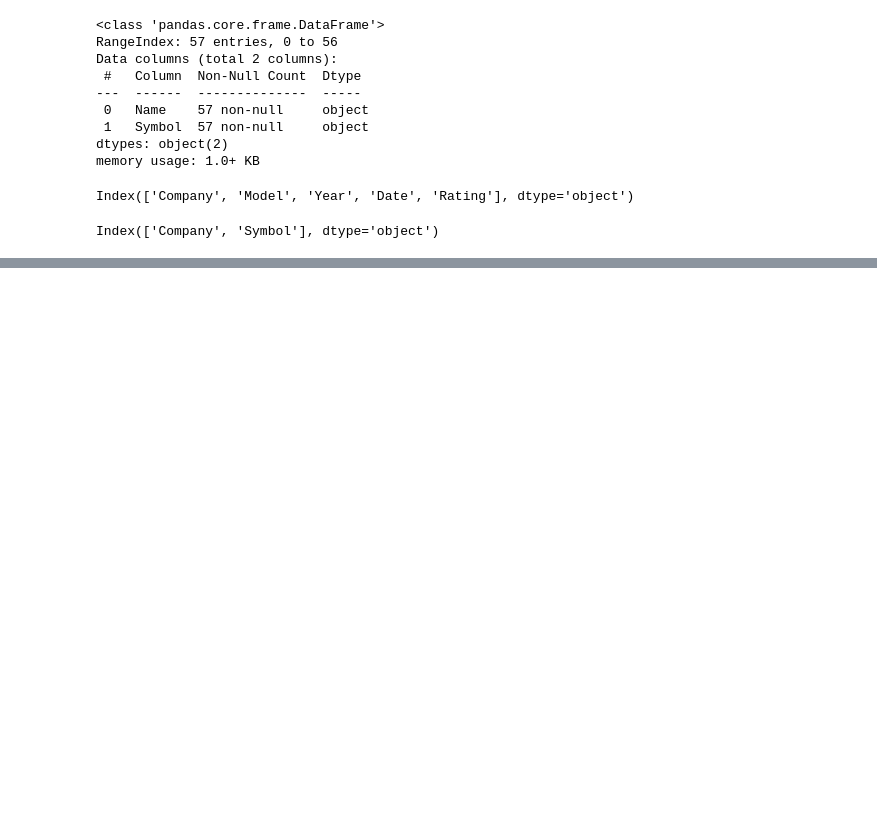
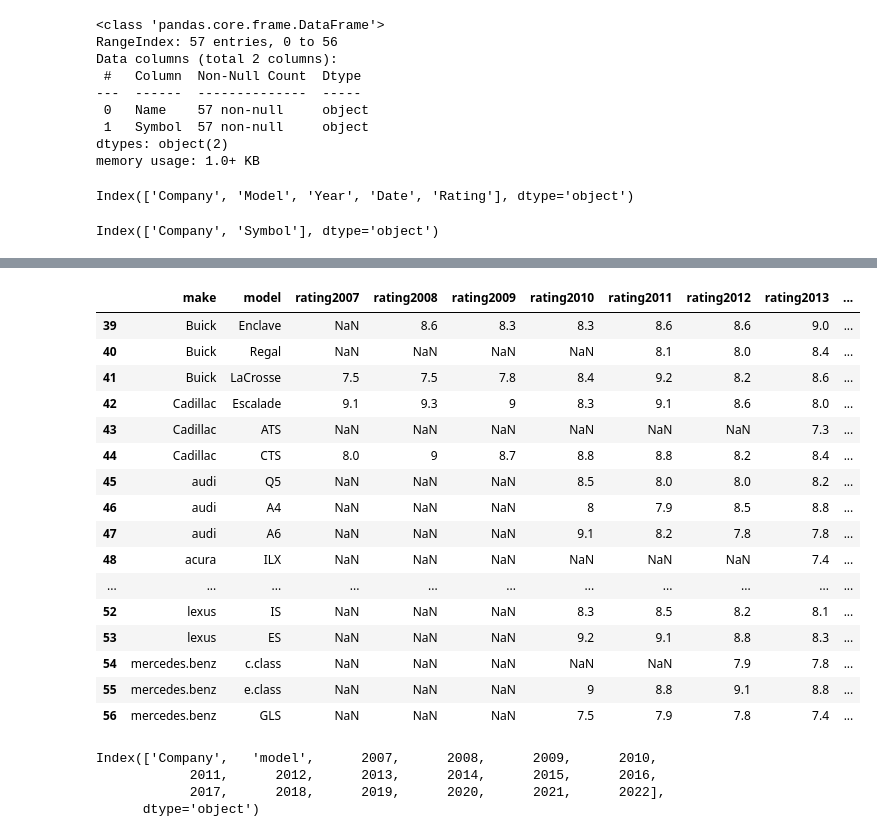
Before and after one commit to martin1econ/carreview_vs_performance, a Jupyter notebook: Capstone2_carreviews/data_wrangling.ipynb, the cells around one changed output, grey strips where cells are left out. Cells and saved outputs as stored; diff of their text form; code cells hidden in the pictures; blank space fills up the shorter version.

```diff
--- a/Capstone2_carreviews/data_wrangling.ipynb
+++ b/Capstone2_carreviews/data_wrangling.ipynb
@@ -471,0 +534,35 @@ review_x_symbol.to_csv('review_x_symbol_clean.csv')
+# %%
+expert_reviews.drop(rows_to_drop, inplace = True)
+expert_reviews.tail(18)
+# %% [output]
+|  | make | model | rating2007 | rating2008 | rating2009 | rating2010 | rating2011 | rating2012 | rating2013 | ... |
+| 39 | Buick | Enclave | NaN | 8.6 | 8.3 | 8.3 | 8.6 | 8.6 | 9.0 | ... |
+| 40 | Buick | Regal | NaN | NaN | NaN | NaN | 8.1 | 8.0 | 8.4 | ... |
+| 41 | Buick | LaCrosse | 7.5 | 7.5 | 7.8 | 8.4 | 9.2 | 8.2 | 8.6 | ... |
+| 42 | Cadillac | Escalade | 9.1 | 9.3 | 9 | 8.3 | 9.1 | 8.6 | 8.0 | ... |
+| 43 | Cadillac | ATS | NaN | NaN | NaN | NaN | NaN | NaN | 7.3 | ... |
+| 44 | Cadillac | CTS | 8.0 | 9 | 8.7 | 8.8 | 8.8 | 8.2 | 8.4 | ... |
+| 45 | audi | Q5 | NaN | NaN | NaN | 8.5 | 8.0 | 8.0 | 8.2 | ... |
+| 46 | audi | A4 | NaN | NaN | NaN | 8 | 7.9 | 8.5 | 8.8 | ... |
+| 47 | audi | A6 | NaN | NaN | NaN | 9.1 | 8.2 | 7.8 | 7.8 | ... |
+| 48 | acura | ILX | NaN | NaN | NaN | NaN | NaN | NaN | 7.4 | ... |
+| ... | ... | ... | ... | ... | ... | ... | ... | ... | ... | ... |
+| 52 | lexus | IS | NaN | NaN | NaN | 8.3 | 8.5 | 8.2 | 8.1 | ... |
+| 53 | lexus | ES | NaN | NaN | NaN | 9.2 | 9.1 | 8.8 | 8.3 | ... |
+| 54 | mercedes.benz | c.class | NaN | NaN | NaN | NaN | NaN | 7.9 | 7.8 | ... |
+| 55 | mercedes.benz | e.class | NaN | NaN | NaN | 9 | 8.8 | 9.1 | 8.8 | ... |
+| 56 | mercedes.benz | GLS | NaN | NaN | NaN | 7.5 | 7.9 | 7.8 | 7.4 | ... |
+# %%
+## change model names to lowercase, and make sure they match the ones above
+## ['make '] column has a trailing space
+
+expert_reviews.rename(columns={'make ':'Company','rating2007':2007, 'rating2008':2008, 'rating2009':2009, 'rating2010':2010,
+       'rating2011':2011, 'rating2012':2012, 'rating2013':2013, 'rating2014':2014, 'rating2015':2015,
+       'rating2016':2016, 'rating2017':2017, 'rating2018':2018, 'rating2019':2019, 'rating2020':2020,
+       'rating2021':2021, 'rating2022':2022}, inplace=True)
+expert_reviews.columns
+# %% [output]
+Index(['Company',   'model',      2007,      2008,      2009,      2010,
+            2011,      2012,      2013,      2014,      2015,      2016,
+            2017,      2018,      2019,      2020,      2021,      2022],
+      dtype='object')
```
Also changed, not shown: parts of 30 cells of this notebook, 9 other files.
